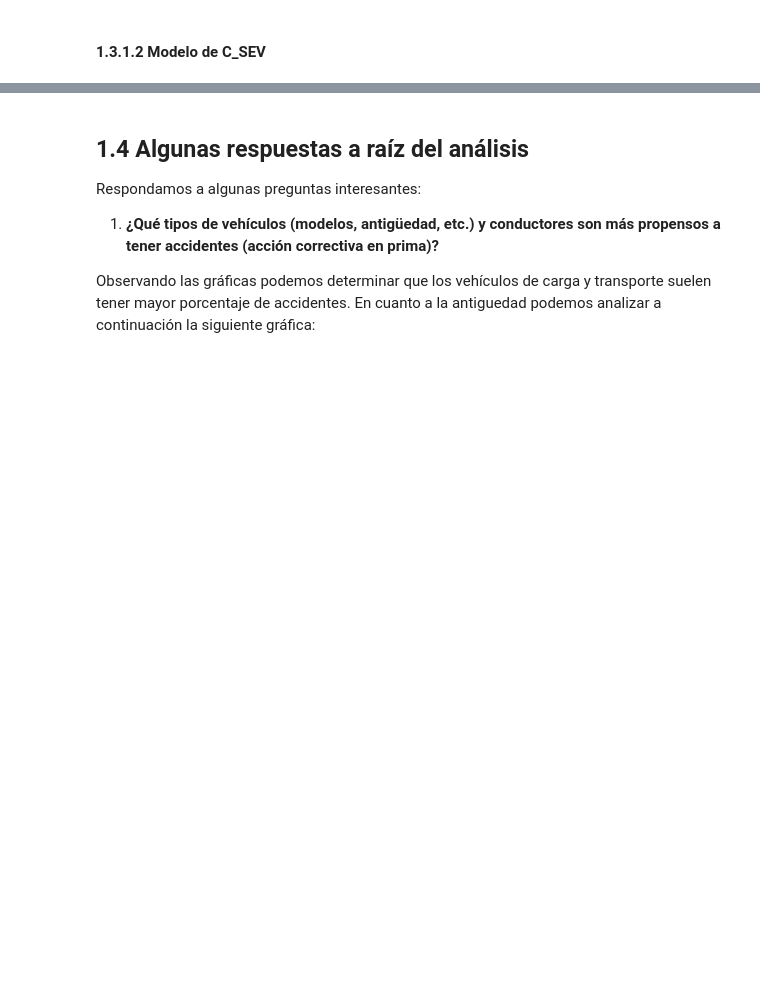
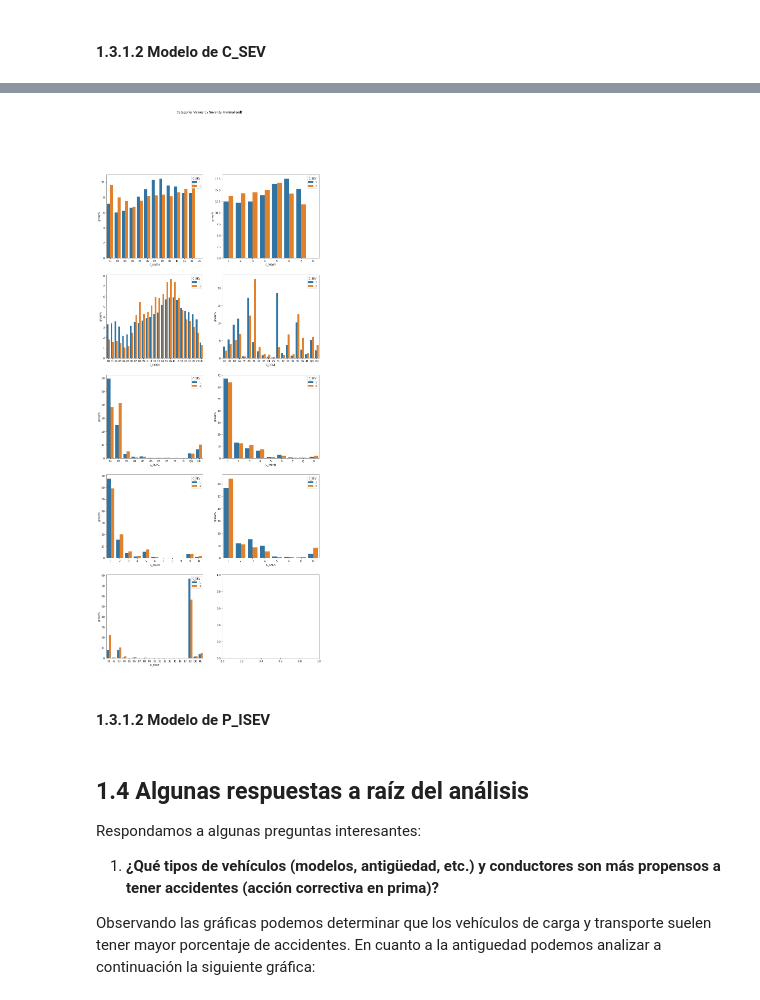
Before and after one commit to carviagu/canadian_car_accidents, a Jupyter notebook: notebooks/01_EDA.ipynb, the cells around one changed output, grey strips where cells are left out. Saved outputs shown, nothing was run; the diff lists cells and outputs as text; code cells hidden in the pictures; blank space fills up the shorter version.

Commit message:
Added CSEV model EDA (partial)

```diff
--- a/notebooks/01_EDA.ipynb
+++ b/notebooks/01_EDA.ipynb
@@ -655,3 +698,25 @@ sev_df.head()
+# %%
+categorical = ['C_MNTH', 'C_WDAY', 'C_HOUR', 'C_CONF',
+               'C_RCFG', 'C_WTHR', 'C_RSUR', 'C_RALN',
+               'C_TRAF']
+
+fig, axes = plt.subplots(5, 2, figsize=(15, 35), sharey=False)
+fig.suptitle('Categorial Values by Severity (normalized)')
+
+i = 0
+j = 0
+for cat in categorical:
+    temp = norm_category(df = sev_df, obj_val = 'C_SEV', cat_val = cat)
+    sns.barplot(data = temp, x = cat, y = 'group%', hue = 'C_SEV', ax = axes[i,j]);
+    if (j == 0):
+        j = 1
+    else:
+        j = 0
+        i += 1
+# %% [output]
+[figure, added]
+# %% [markdown]
+#### 1.3.1.2 Modelo de P_ISEV
 # %% [markdown]
 ## 1.4 Algunas respuestas a raíz del análisis
 
```
Also changed, not shown: parts of 9 cells of this notebook, 1 other file.
